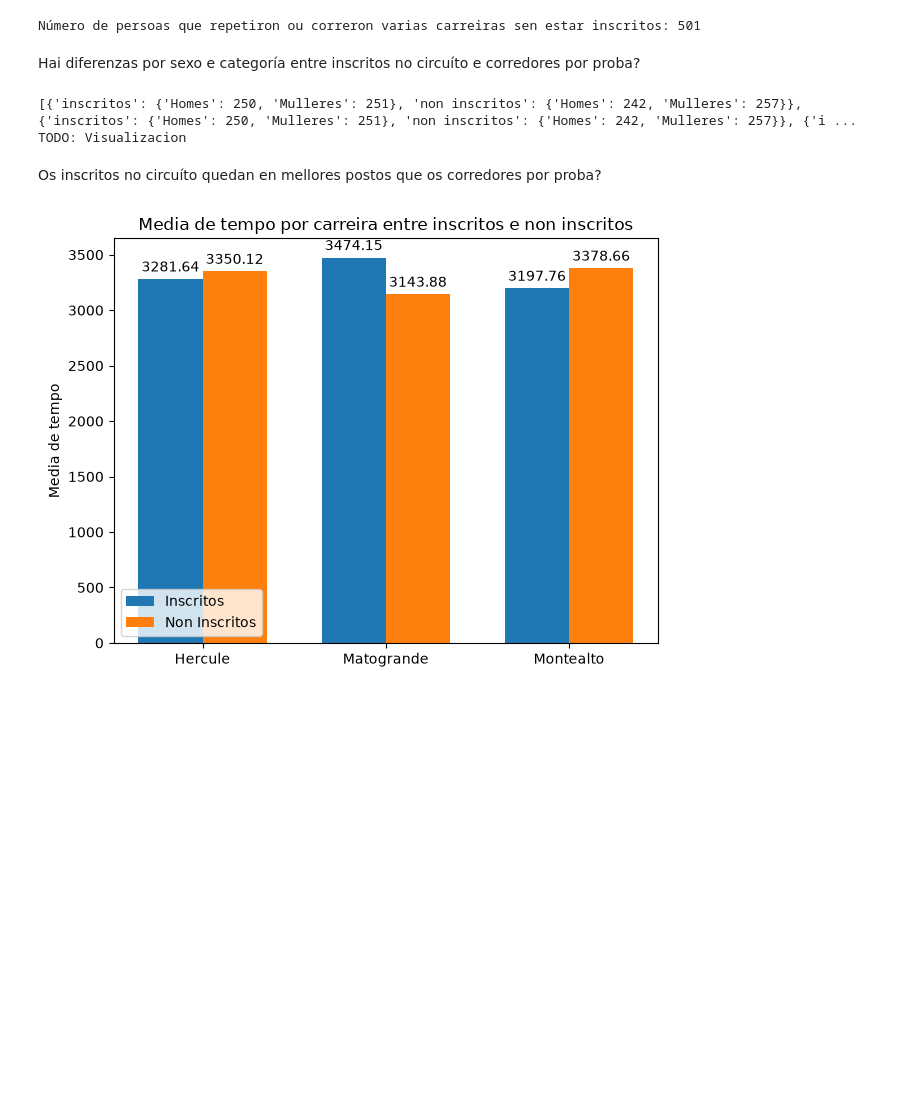
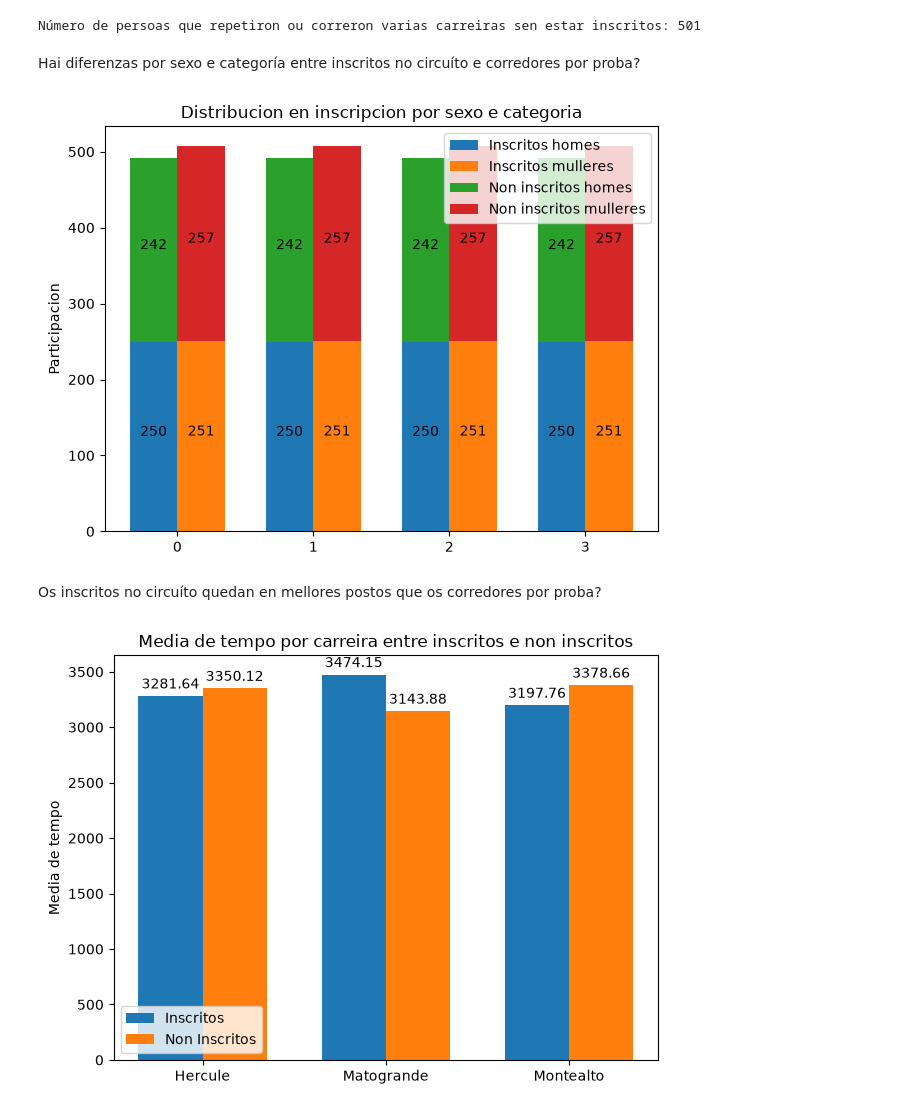
Before and after one commit to nicolasjimenezfdwirtz2627-ai/scrapping-coruna-corre, a Jupyter notebook: notebooks/analise.ipynb, the cells around one changed output. Saved outputs shown, nothing was run; the diff lists cells and outputs as text; code cells hidden in the pictures; blank space fills up the shorter version.

Commit message:
WIP engadidas varias visualizacions faltantes

```diff
--- a/notebooks/analise.ipynb
+++ b/notebooks/analise.ipynb
@@ -137,28 +137,45 @@ Número de persoas que repetiron ou correron varias carreiras sen estar inscrito
 # %% [markdown]
 Hai diferenzas por sexo e categoría entre inscritos no circuíto e corredores por proba?
 # %%
-segregacion_sexo_categoria_inscritos = []
+inscritos_homes = []
+inscritos_mulleres = []
+non_inscritos_homes = []
+non_inscritos_mulleres = []
 
 for categoria in categorias:
     participantes_inscritos = df_participantes[df_participantes["inscrito"] == True]
     participantes_non_inscritos = df_participantes[df_participantes["inscrito"] == False]
 
-    dic_ins = {"Homes":0, "Mulleres":0}
-    dic_nins = {"Homes":0, "Mulleres":0}
+    inscritos_homes.append(len(participantes_inscritos[participantes_inscritos["sexo"] == "M"]))
+    inscritos_mulleres.append(len(participantes_inscritos[participantes_inscritos["sexo"] == "F"]))
 
-    dic_ins["Homes"] = len(participantes_inscritos[participantes_inscritos["sexo"] == "M"])
-    dic_ins["Mulleres"] = len(participantes_inscritos[participantes_inscritos["sexo"] == "F"])
+    non_inscritos_homes.append(len(participantes_non_inscritos[participantes_non_inscritos["sexo"] == "M"]))
+    non_inscritos_mulleres.append(len(participantes_non_inscritos[participantes_non_inscritos["sexo"] == "F"]))
 
-    dic_nins["Homes"] = len(participantes_non_inscritos[participantes_non_inscritos["sexo"] == "M"])
-    dic_nins["Mulleres"] = len(participantes_non_inscritos[participantes_non_inscritos["sexo"] == "F"])
+fig, ax = plt.subplots()
 
-    segregacion_sexo_categoria_inscritos.append({"inscritos" : dic_ins, "non inscritos": dic_nins})
+x = np.arange(len(categorias))
 
-print(segregacion_sexo_categoria_inscritos)
-print("TODO: Visualizacion")
+rects1 = ax.bar(x - 0.35/2, inscritos_homes, 0.35, label = "Inscritos homes")
+rects2 = ax.bar(x + 0.35/2, inscritos_mulleres, 0.35, label = "Inscritos mulleres")
+rects3 = ax.bar(x - 0.35/2, non_inscritos_homes, 0.35, bottom = inscritos_homes, label = "Non inscritos homes")
+rects4 = ax.bar(x + 0.35/2, non_inscritos_mulleres, 0.35, bottom = inscritos_mulleres, label = "Non inscritos mulleres")
+
+ax.set_ylabel('Participacion')
+ax.set_title('Distribucion en inscripcion por sexo e categoria')
+ax.set_xticks(x)
+ax.legend()
+
+ax.bar_label(rects1, padding=3, label_type="center")
+ax.bar_label(rects2, padding=3, label_type="center")
+ax.bar_label(rects3, padding=3, label_type="center")
+ax.bar_label(rects4, padding=3, label_type="center")
+
+fig.tight_layout()
+
+plt.show()
 # %% [output]
-[{'inscritos': {'Homes': 250, 'Mulleres': 251}, 'non inscritos': {'Homes': 242, 'Mulleres': 257}}, {'inscritos': {'Homes': 250, 'Mulleres': 251}, 'non inscritos': {'Homes': 242, 'Mulleres': 257}}, {'i ...
-TODO: Visualizacion
+[figure, added]
 # %% [markdown]
 Os inscritos no circuíto quedan en mellores postos que os corredores por proba?
 # %%
```
